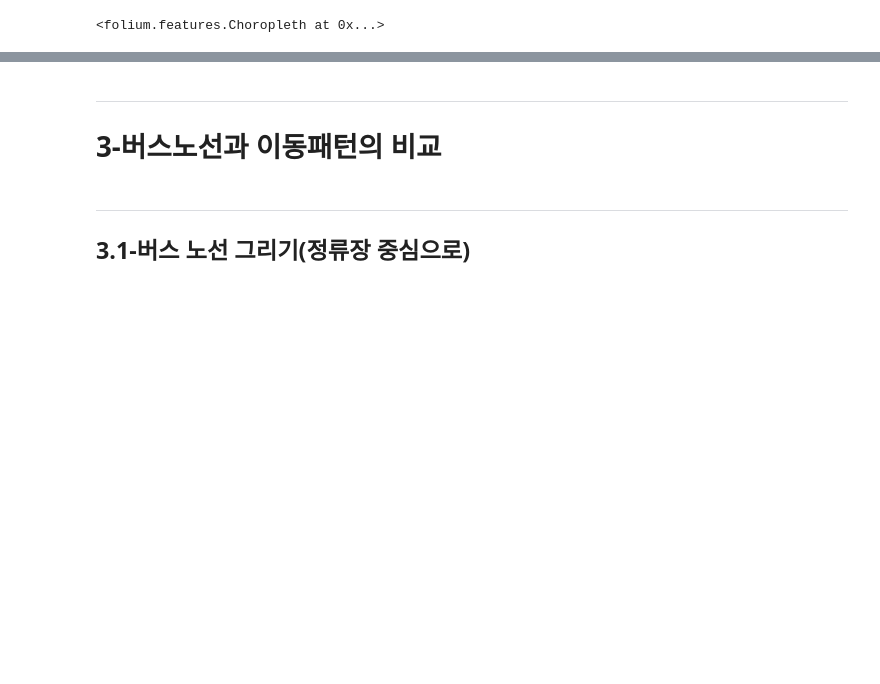
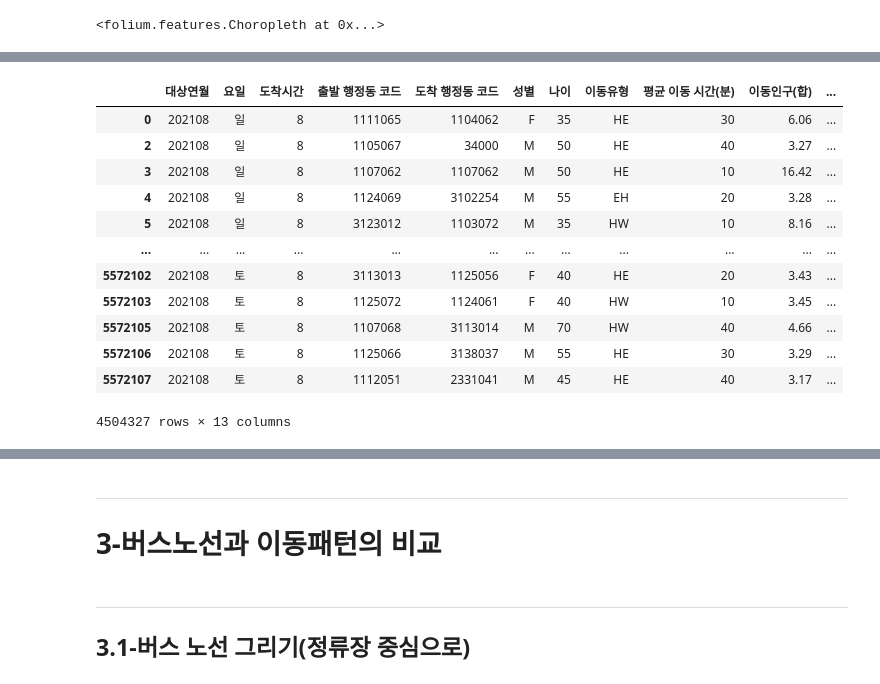
Before and after one commit to degru82/my-jupyter-notebooks, a Jupyter notebook: 2021/Play_with_GeoPandas.ipynb, the cells around one changed output, grey strips where cells are left out. Saved outputs shown, nothing was run; the diff lists cells and outputs as text; code cells hidden in the pictures; blank space fills up the shorter version.

```diff
--- a/2021/Play_with_GeoPandas.ipynb
+++ b/2021/Play_with_GeoPandas.ipynb
@@ -1506,0 +1523,2 @@ choromap.save('choropleth.html')
+# %%
+commute_df = pd.read_csv('seoul_daily_move_2021.08_08.csv', encoding='euc-kr')
@@ -1506,0 +1541,5 @@ choromap.save('choropleth.html')
+# %%
+import numpy as np
+
+commute_df['이동인구(합)'].replace({'*': np.NaN}, inplace=True)
+commute_df
@@ -1506,0 +1585,16 @@ choromap.save('choropleth.html')
+# %%
+commute_df
+# %% [output]
+|  | 대상연월 | 요일 | 도착시간 | 출발 행정동 코드 | 도착 행정동 코드 | 성별 | 나이 | 이동유형 | 평균 이동 시간(분) | 이동인구(합) | ... |
+| 0 | 202108 | 일 | 8 | 1111065 | 1104062 | F | 35 | HE | 30 | 6.06 | ... |
+| 2 | 202108 | 일 | 8 | 1105067 | 34000 | M | 50 | HE | 40 | 3.27 | ... |
+| 3 | 202108 | 일 | 8 | 1107062 | 1107062 | M | 50 | HE | 10 | 16.42 | ... |
+| 4 | 202108 | 일 | 8 | 1124069 | 3102254 | M | 55 | EH | 20 | 3.28 | ... |
+| 5 | 202108 | 일 | 8 | 3123012 | 1103072 | M | 35 | HW | 10 | 8.16 | ... |
+| ... | ... | ... | ... | ... | ... | ... | ... | ... | ... | ... | ... |
+| 5572102 | 202108 | 토 | 8 | 3113013 | 1125056 | F | 40 | HE | 20 | 3.43 | ... |
+| 5572103 | 202108 | 토 | 8 | 1125072 | 1124061 | F | 40 | HW | 10 | 3.45 | ... |
+| 5572105 | 202108 | 토 | 8 | 1107068 | 3113014 | M | 70 | HW | 40 | 4.66 | ... |
+| 5572106 | 202108 | 토 | 8 | 1125066 | 3138037 | M | 55 | HE | 30 | 3.29 | ... |
+| 5572107 | 202108 | 토 | 8 | 1112051 | 2331041 | M | 45 | HE | 40 | 3.17 | ... |
+4504327 rows × 13 columns
```
Also changed, not shown: parts of 35 cells of this notebook.
